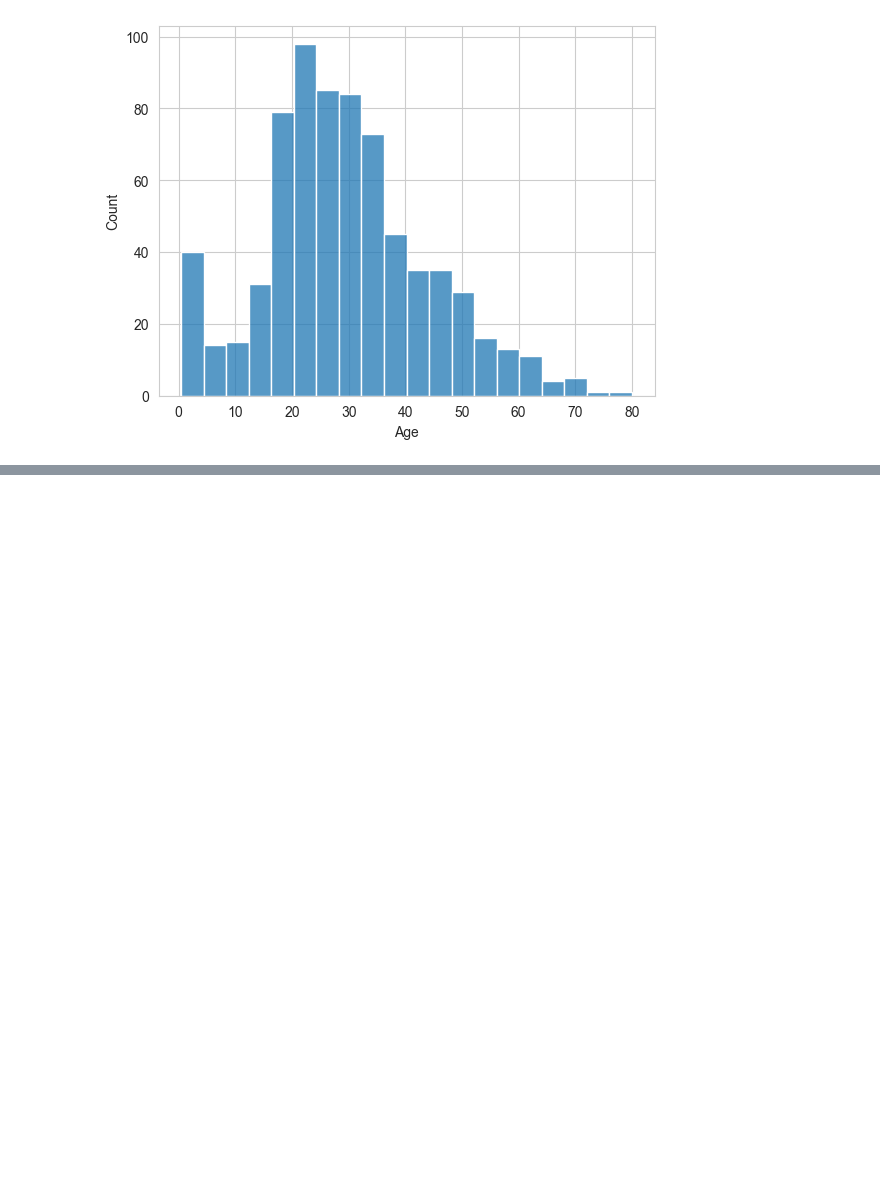
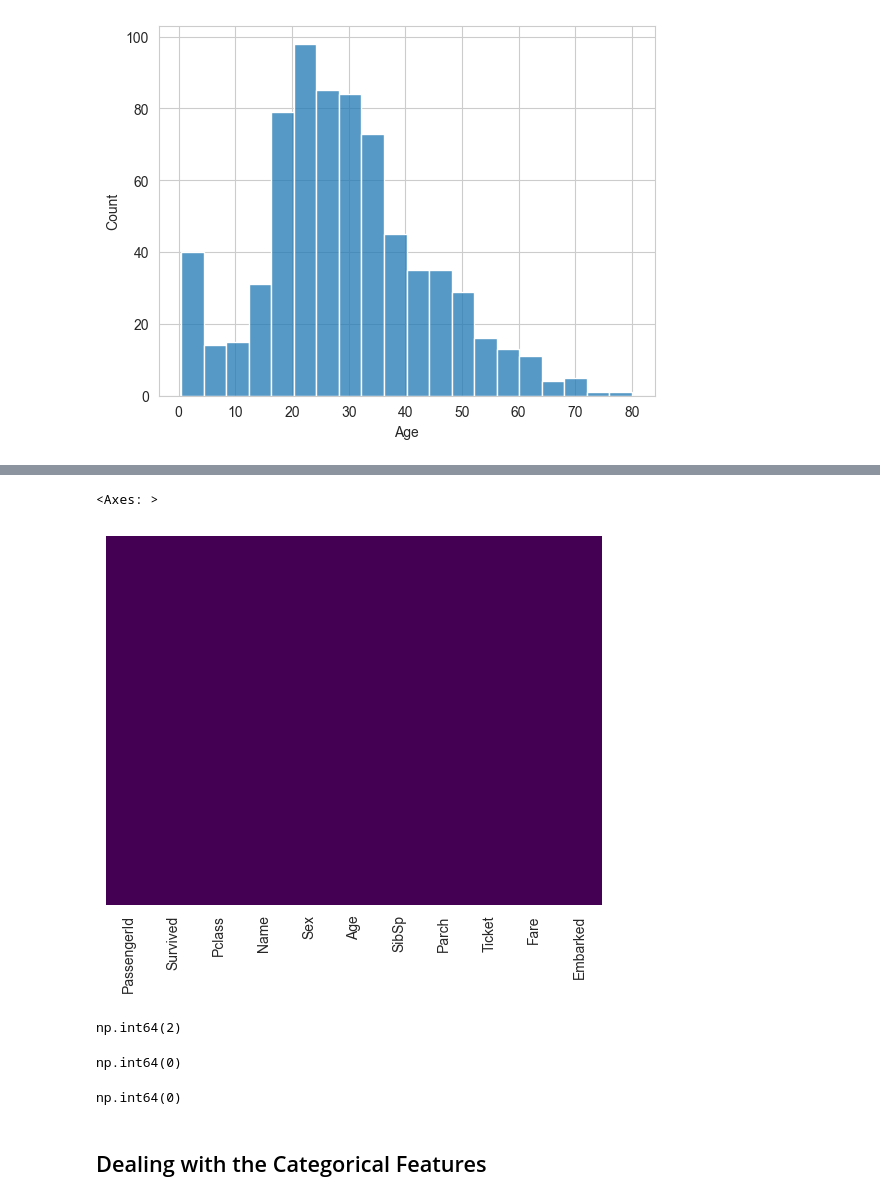
Before and after one commit to imArjn/Learnings, a Jupyter notebook: Python for DS and ML Bootcamp Jose Portilla/Logistic.ipynb, the cells around one changed output, grey strips where cells are left out. Drawn from its saved outputs; the diff is of its cells as text; code cells hidden in the pictures; blank space fills up the shorter version.

```diff
--- a/Python for DS and ML Bootcamp Jose Portilla/Logistic.ipynb
+++ b/Python for DS and ML Bootcamp Jose Portilla/Logistic.ipynb
@@ -95,0 +162,13 @@ sns.histplot(train["Age"].dropna(),bins=20)
+# %%
+pclass_age_means = train.groupby('Pclass')['Age'].mean().round()
+# %%
+def impute_age(cols):
+    Age = cols[0]
+    Pclass = cols[1]
+
+    if pd.isnull(Age):
+        return pclass_age_means[Pclass]
+    else:
+        return Age
+# %%
+train["Age"] = train[["Age","Pclass"]].apply(impute_age,axis=1)
@@ -95,0 +184,2 @@ sns.histplot(train["Age"].dropna(),bins=20)
+# %%
+train.drop("Cabin",axis=1,inplace=True)
@@ -95,0 +195,9 @@ sns.histplot(train["Age"].dropna(),bins=20)
+# %%
+sns.heatmap(train.isnull(),yticklabels=False,cbar=False,cmap="viridis")
+# %% [output]
+<Axes: >
+[figure, added]
+# %%
+train["Embarked"].isnull().sum()
+# %% [output]
+np.int64(2)
@@ -95,0 +206,10 @@ sns.histplot(train["Age"].dropna(),bins=20)
+# %%
+train["Embarked"].isnull().sum()
+# %% [output]
+np.int64(0)
+# %%
+train.duplicated().sum()
+# %% [output]
+np.int64(0)
+# %% [markdown]
+## Dealing with the Categorical Features
```
Also changed, not shown: parts of 25 cells of this notebook, 1 other file.
